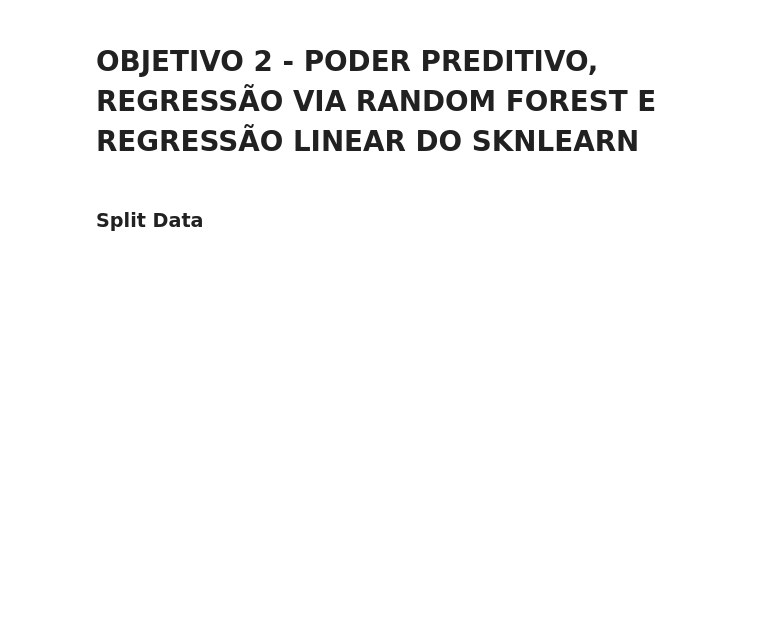
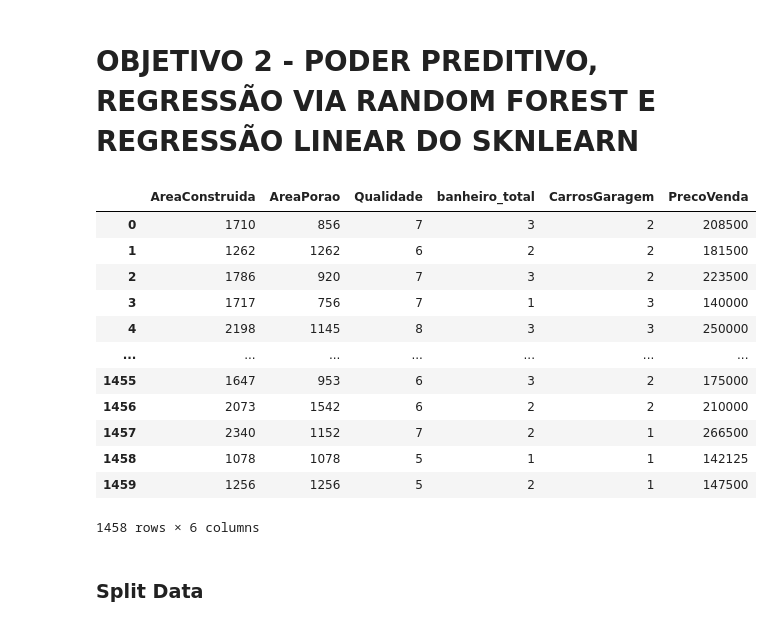
Before and after one commit to Ronan-Castro/DesafioQuintoAndar, a Jupyter notebook: Regressão_Quinto_Andar.ipynb, the cells around one changed output. Cells and saved outputs as stored; diff of their text form; code cells hidden in the pictures; blank space fills up the shorter version.

```diff
--- a/Regressão_Quinto_Andar.ipynb
+++ b/Regressão_Quinto_Andar.ipynb
@@ -678,4 +653,20 @@ olsData = data[['AreaConstruida' , 'AreaPorao' , \
 features = ['AreaConstruida' , 'AreaPorao' , \
                'Qualidade' , 'banheiro_total',\
                'CarrosGaragem', 'PrecoVenda']
+# %%
+olsData
+# %% [output]
+|  | AreaConstruida | AreaPorao | Qualidade | banheiro_total | CarrosGaragem | PrecoVenda |
+| 0 | 1710 | 856 | 7 | 3 | 2 | 208500 |
+| 1 | 1262 | 1262 | 6 | 2 | 2 | 181500 |
+| 2 | 1786 | 920 | 7 | 3 | 2 | 223500 |
+| 3 | 1717 | 756 | 7 | 1 | 3 | 140000 |
+| 4 | 2198 | 1145 | 8 | 3 | 3 | 250000 |
+| ... | ... | ... | ... | ... | ... | ... |
+| 1455 | 1647 | 953 | 6 | 3 | 2 | 175000 |
+| 1456 | 2073 | 1542 | 6 | 2 | 2 | 210000 |
+| 1457 | 2340 | 1152 | 7 | 2 | 1 | 266500 |
+| 1458 | 1078 | 1078 | 5 | 1 | 1 | 142125 |
+| 1459 | 1256 | 1256 | 5 | 2 | 1 | 147500 |
+1458 rows × 6 columns
 # %%
```
Also changed, not shown: parts of 31 cells of this notebook.
